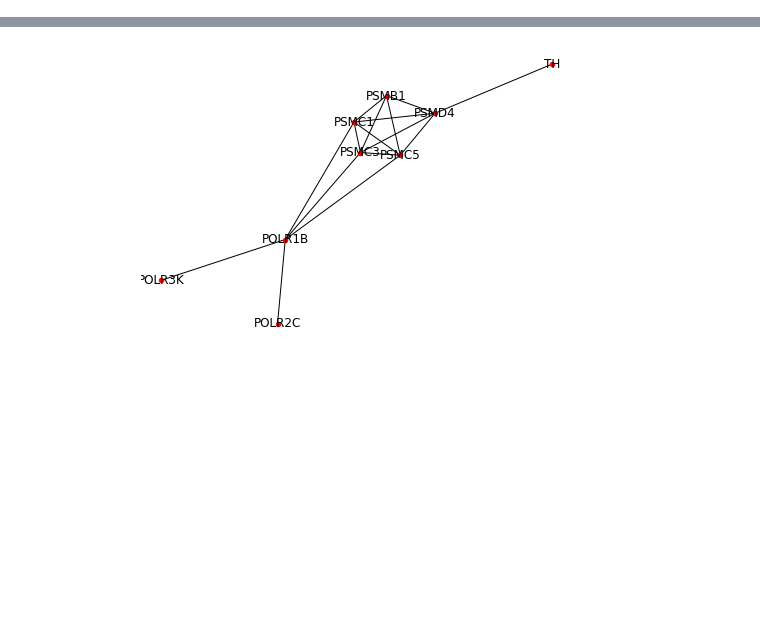
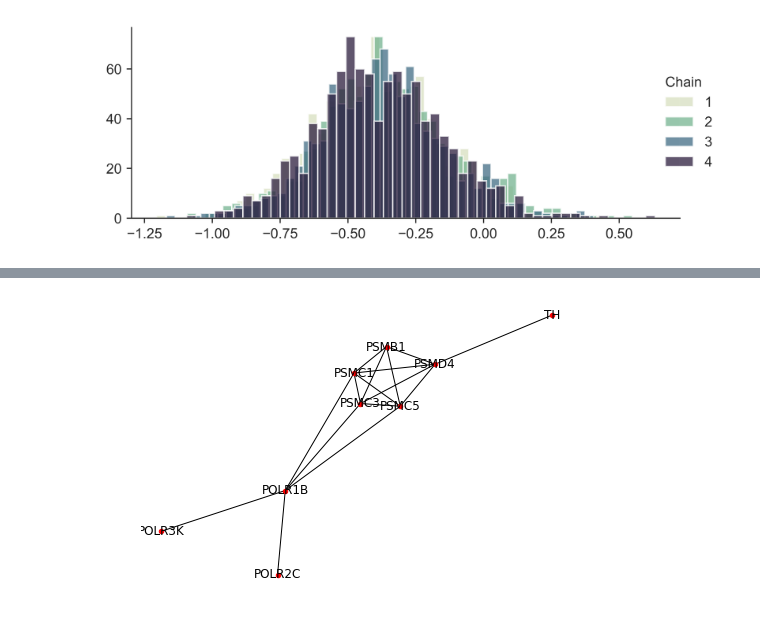
Before and after one commit to cbg-ethz/shm, a Jupyter notebook: analysis/07-plot_traces.ipynb, the cells around one changed output, grey strips where cells are left out. Cells and saved outputs as stored; diff of their text form; code cells hidden in the pictures; blank space fills up the shorter version.

```diff
--- a/analysis/07-plot_traces.ipynb
+++ b/analysis/07-plot_traces.ipynb
@@ -40,0 +53,4 @@ networkx.draw(graph, labels={e: e for e in data['essential_genes']}, node_size=2
+# %%
+sp.plot_hist(trace, "gamma", 0, "");
+# %% [output]
+[figure, added]
```
Also changed, not shown: parts of 18 cells of this notebook, 5 other files.
